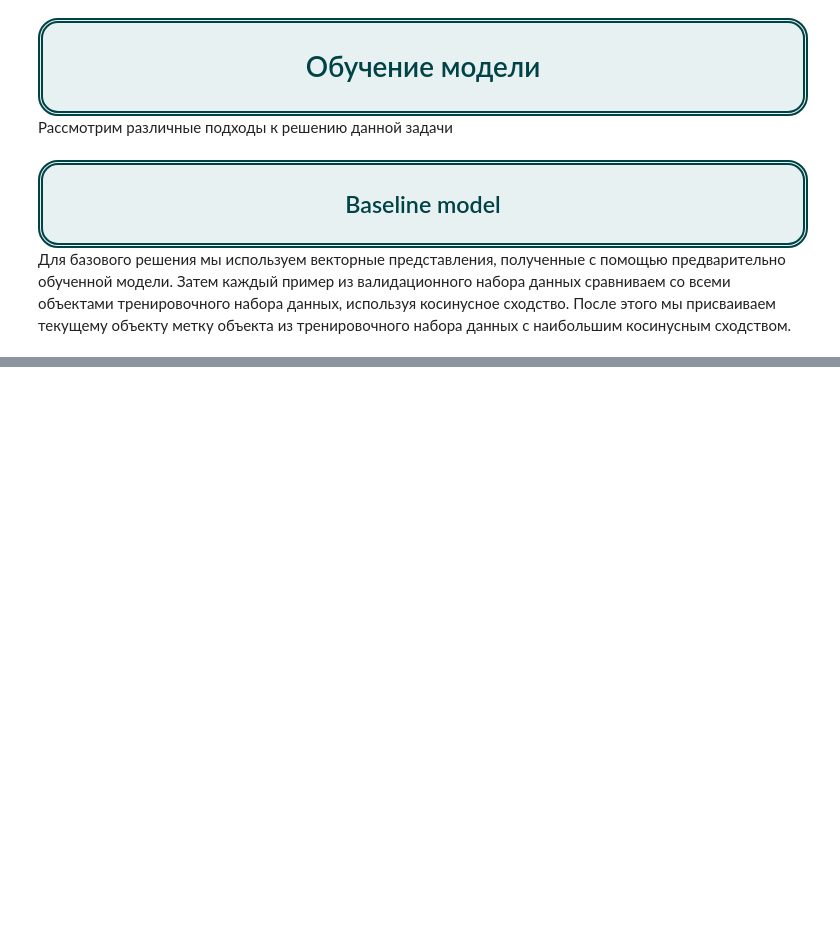
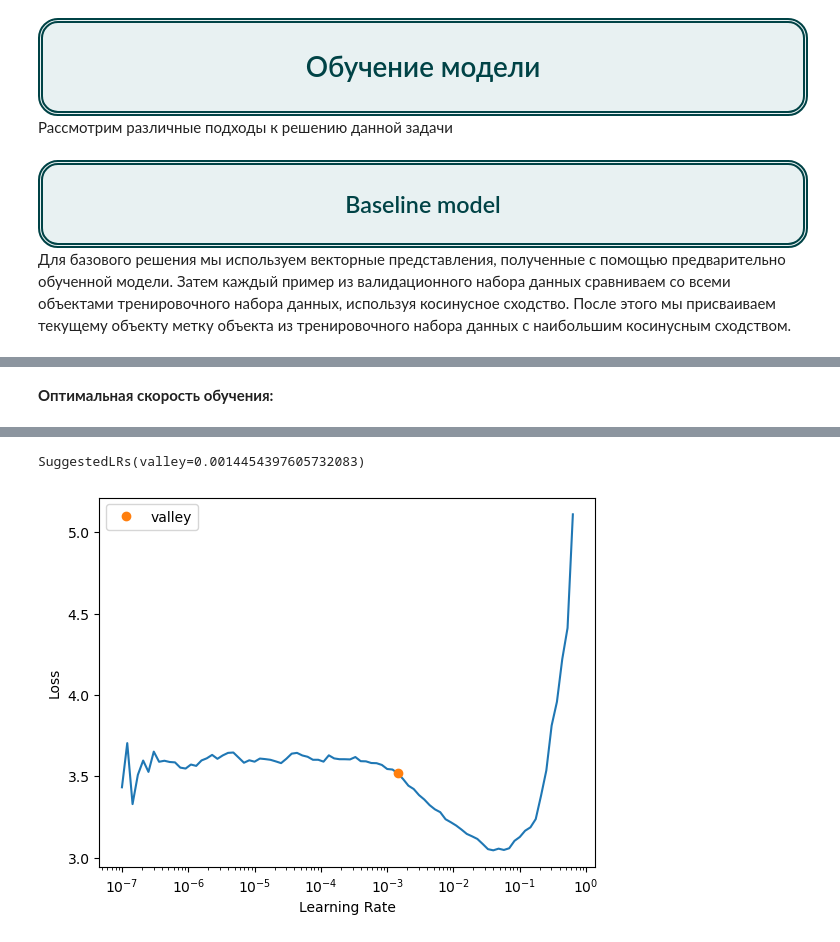
Before and after one commit to Denis-Mukhanov/determining_genre_by_cover, a Jupyter notebook: determining_genre_by_cover.ipynb, the cells around one changed output, grey strips where cells are left out. Saved outputs shown, nothing was run; the diff lists cells and outputs as text; code cells hidden in the pictures; blank space fills up the shorter version.

```diff
--- a/determining_genre_by_cover.ipynb
+++ b/determining_genre_by_cover.ipynb
@@ -259,0 +324,14 @@ weighted avg       0.79      0.79      0.79      1567
+# %%
+# коллбэки
+save_model_cb = SaveModelCallback(monitor='valid_loss', fname='best_model')
+early_stopping_cb = EarlyStoppingCallback(monitor='valid_loss', patience=5)
+
+# загрузка данных
+dls = ImageDataLoaders.from_folder(BASE_PATH,     # директории, где хранятся изображения
+                                   valid_pct=0.2, # процент данных, который будет использоваться для валидации
+                                   bs=32,         # размер батча
+                                   seed = RANDOM_SEED,
+                                   device='mps',
+                                   cbs=[save_model_cb, early_stopping_cb] # коллбэки
+                                  )
+display(dls.valid_ds.items[:3])
@@ -259,0 +342,7 @@ weighted avg       0.79      0.79      0.79      1567
+# %%
+# парыметры обучения
+learn = vision_learner(dls,
+                       arch= vgg19_bn,    # используем vgg19_bn
+                       normalize=True,
+                       pretrained=True,  # веса
+                       metrics=accuracy)
@@ -259,0 +351,5 @@ weighted avg       0.79      0.79      0.79      1567
+# %% [markdown]
+__Оптимальная скорость обучения:__
+# %%
+learn.lr_find()
+# %% [output]
@@ -259,0 +357,2 @@ weighted avg       0.79      0.79      0.79      1567
+SuggestedLRs(valley=0.0014454397605732083)
+[figure, added]
```
Also changed, not shown: parts of 31 cells of this notebook.
